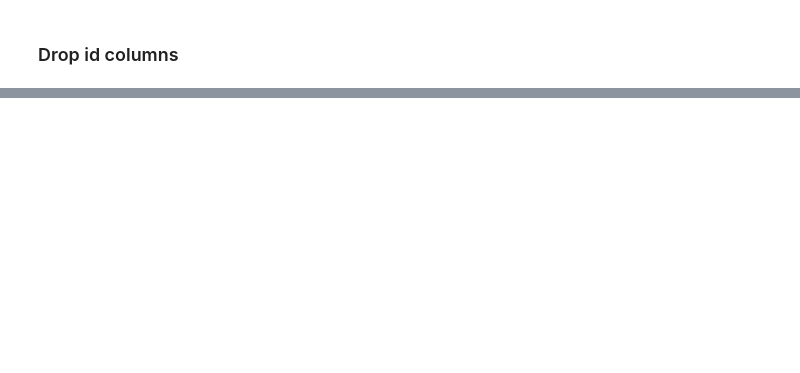
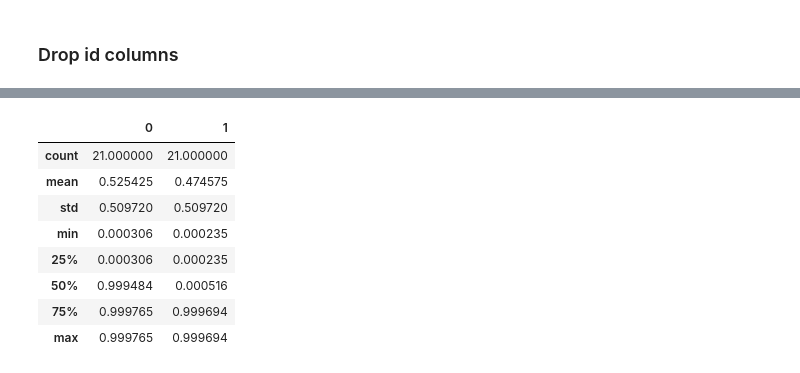
Before and after one commit to arch1baald/dotaML, a Jupyter notebook: Model.ipynb, the cells around one changed output, grey strips where cells are left out. Saved outputs shown, nothing was run; the diff lists cells and outputs as text; code cells hidden in the pictures; blank space fills up the shorter version.

Commit message:
Model: flow prototype is added

```diff
--- a/Model.ipynb
+++ b/Model.ipynb
@@ -24,6 +31,8 @@ LANES = {
     'off': 3,
     'jungle': 4
 }
+# %%
+ROLES = {v: k for k, v in LANES.items()}
 # %%
 df_matches['lane_role'].value_counts()
 # %% [output]
@@ -59,6 +68,14 @@ id_columns = [
     'start_time', 'id', 'datetime', 'leaguename',
     'win'
 ]
-categorical_columns = [c for c in df_matches.columns if df_matches[c].dtype.name == 'object' and c not in id_columns]
-numerical_columns   = [c for c in df_matches.columns if df_matches[c].dtype.name != 'object' and c not in id_columns]
+categorical_columns = [
+    c
+    for c in df_matches.columns
+    if df_matches[c].dtype.name in ('object', 'bool') and c not in id_columns
+]
+numerical_columns = [
+    c
+    for c in df_matches.columns
+    if df_matches[c].dtype.name not in ('object', 'bool') and c not in id_columns
+]
 valid_columns = numerical_columns + categorical_columns
@@ -181,0 +174,14 @@ for role, model_obj in model.items():
+# %%
+for role, model_obj in model.items():
+    if hasattr(model_obj, 'feature_importances_'):
+        importance = model_obj.feature_importances_
+    elif hasattr(model_obj, 'coef_'):
+        importance = model.obj.coef_[0]
+    else:
+        break
+    importance = list(zip(X_train.columns.tolist(), importance))
+    importance = sorted(importance, key=lambda tpl: tpl[1], reverse=True)
+    importance = [tpl for tpl in importance if tpl[1] != 0]
+    print('role:', ROLES[int(role)])
+    display(importance)
+    print()
@@ -181,0 +210,12 @@ for role, model_obj in model.items():
+# %%
+pd.DataFrame(model_obj.predict_proba(X_test)).describe()
+# %% [output]
+|  | 0 | 1 |
+| count | 21.000000 | 21.000000 |
+| mean | 0.525425 | 0.474575 |
+| std | 0.509720 | 0.509720 |
+| min | 0.000306 | 0.000235 |
+| 25% | 0.000306 | 0.000235 |
+| 50% | 0.999484 | 0.000516 |
+| 75% | 0.999765 | 0.999694 |
+| max | 0.999765 | 0.999694 |
```
Also changed, not shown: parts of 29 cells of this notebook, 4 other files.
